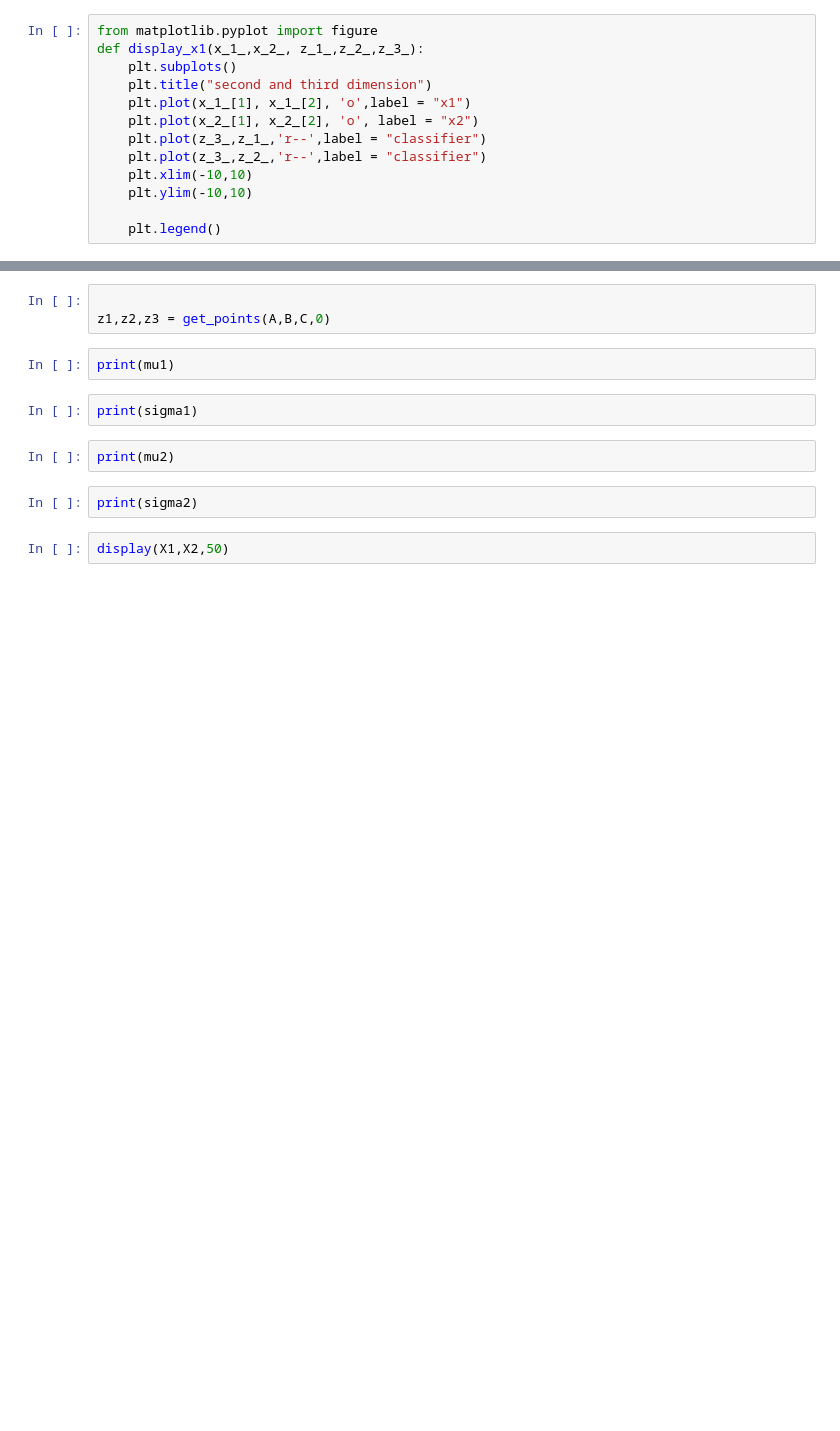
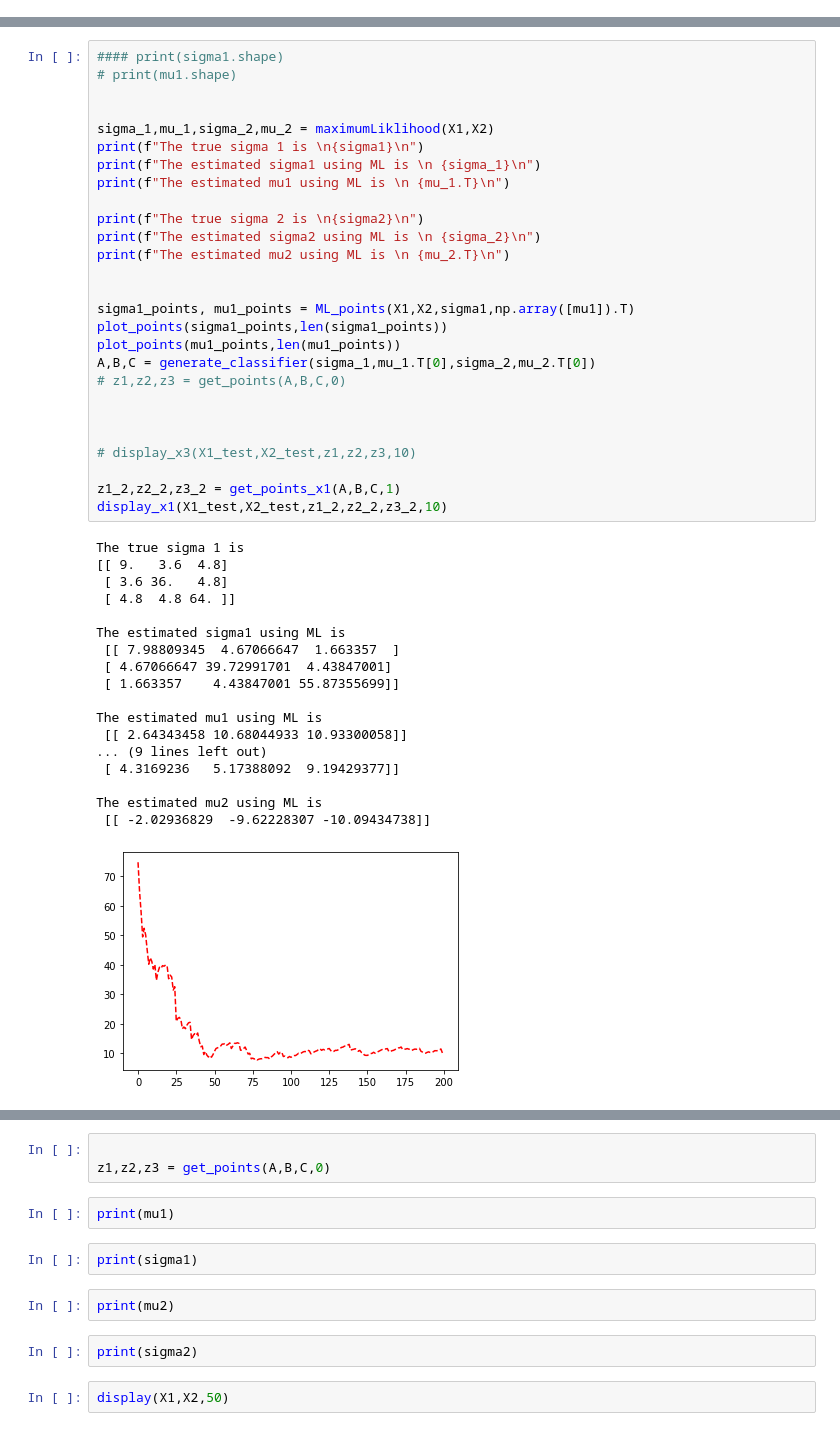
Before and after one commit to pvafaie/Pattern-recogntion, a Jupyter notebook: Pattern.ipynb, the cells around one changed output, grey strips where cells are left out. Saved outputs shown, nothing was run; the diff lists cells and outputs as text; blank space fills up the shorter version.

```diff
--- a/Pattern.ipynb
+++ b/Pattern.ipynb
@@ -188,13 +0,0 @@ def display_x3(x1,x2, z1,z2,z3):
-# %%
-from matplotlib.pyplot import figure
-def display_x1(x_1_,x_2_, z_1_,z_2_,z_3_):
-    plt.subplots()
-    plt.title("second and third dimension")
-    plt.plot(x_1_[1], x_1_[2], 'o',label = "x1")
-    plt.plot(x_2_[1], x_2_[2], 'o', label = "x2")
-    plt.plot(z_3_,z_1_,'r--',label = "classifier")
-    plt.plot(z_3_,z_2_,'r--',label = "classifier")
-    plt.xlim(-10,10)
-    plt.ylim(-10,10)
-
-    plt.legend()
@@ -538,0 +86,46 @@ the mean for first dimentions is 2.0
+# %%
+#### print(sigma1.shape)
+# print(mu1.shape)
+
+
+sigma_1,mu_1,sigma_2,mu_2 = maximumLiklihood(X1,X2)
+print(f"The true sigma 1 is \n{sigma1}\n")
+print(f"The estimated sigma1 using ML is \n {sigma_1}\n")
+print(f"The estimated mu1 using ML is \n {mu_1.T}\n")
+
+print(f"The true sigma 2 is \n{sigma2}\n")
+print(f"The estimated sigma2 using ML is \n {sigma_2}\n")
+print(f"The estimated mu2 using ML is \n {mu_2.T}\n")
+
+
+sigma1_points, mu1_points = ML_points(X1,X2,sigma1,np.array([mu1]).T)
+plot_points(sigma1_points,len(sigma1_points))
+plot_points(mu1_points,len(mu1_points))
+A,B,C = generate_classifier(sigma_1,mu_1.T[0],sigma_2,mu_2.T[0])
+# z1,z2,z3 = get_points(A,B,C,0)
+
+
+
+# display_x3(X1_test,X2_test,z1,z2,z3,10)
+
+z1_2,z2_2,z3_2 = get_points_x1(A,B,C,1)
+display_x1(X1_test,X2_test,z1_2,z2_2,z3_2,10)
+# %% [output]
+The true sigma 1 is
+[[ 9.   3.6  4.8]
+ [ 3.6 36.   4.8]
+ [ 4.8  4.8 64. ]]
+
+The estimated sigma1 using ML is
+ [[ 7.98809345  4.67066647  1.663357  ]
+ [ 4.67066647 39.72991701  4.43847001]
+ [ 1.663357    4.43847001 55.87355699]]
+
+The estimated mu1 using ML is
+ [[ 2.64343458 10.68044933 10.93300058]]
+... (9 lines left out)
+ [ 4.3169236   5.17388092  9.19429377]]
+
+The estimated mu2 using ML is
+ [[ -2.02936829  -9.62228307 -10.09434738]]
+[figure, added]
```
Also changed, not shown: parts of 27 cells of this notebook.
